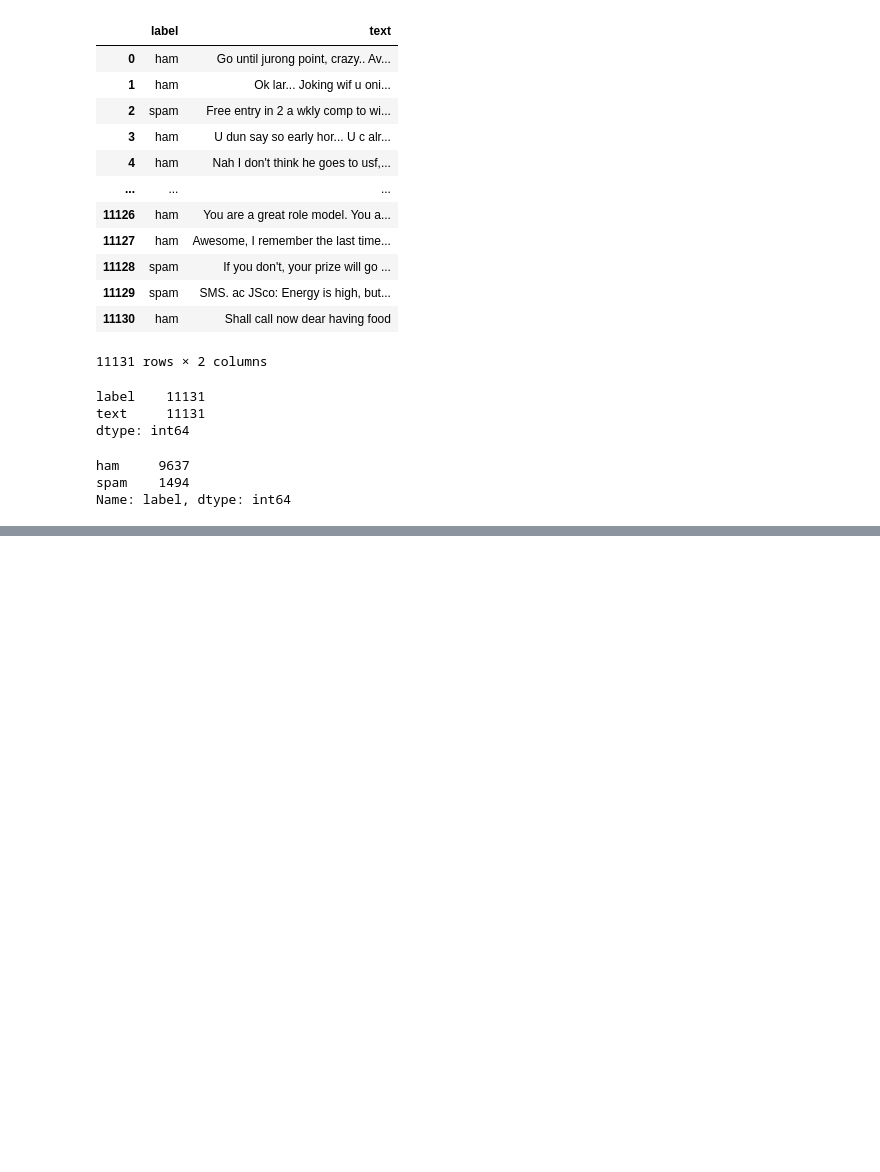
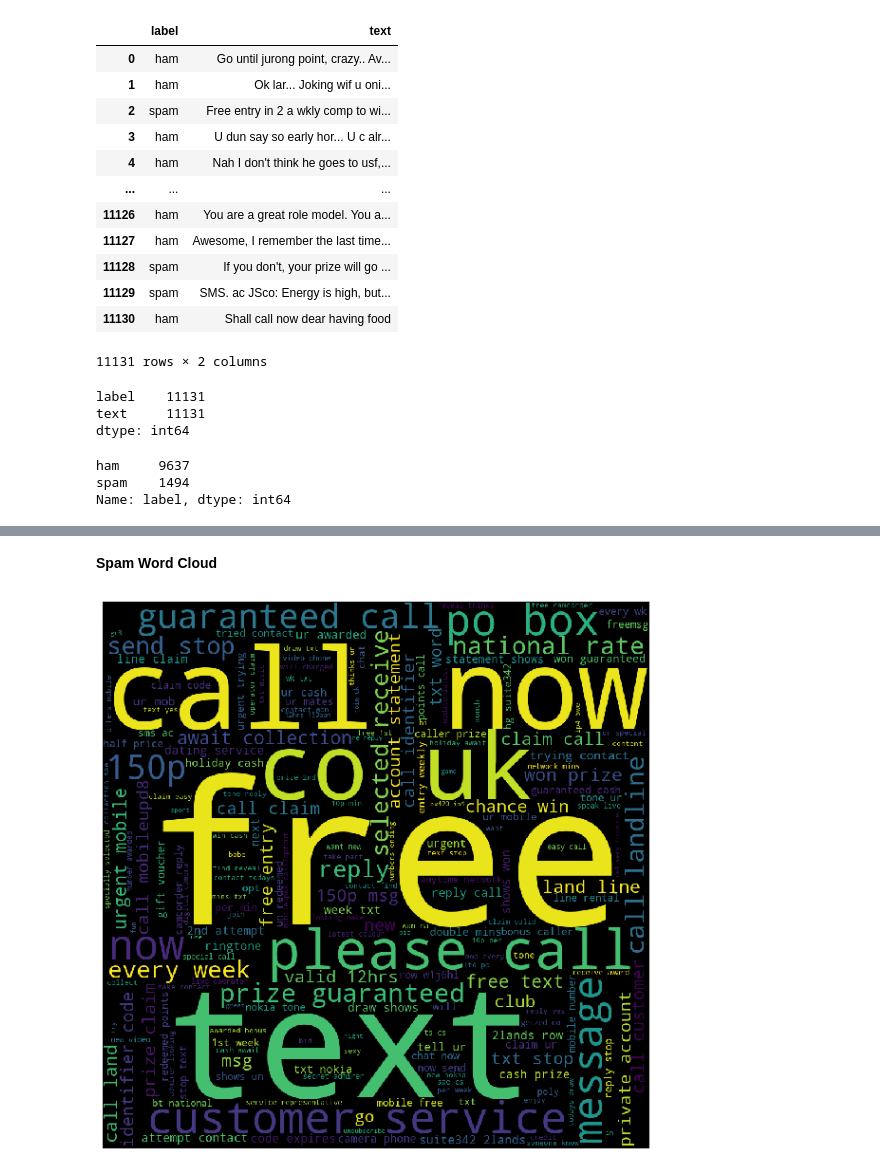
Before and after one commit to PrajjawalBanati/SMS-Spam-Classifier, a Jupyter notebook: SMS-spam-classifier.ipynb, the cells around one changed output, grey strips where cells are left out. Cells and saved outputs as stored; diff of their text form; code cells hidden in the pictures; blank space fills up the shorter version.

```diff
--- a/SMS-spam-classifier.ipynb
+++ b/SMS-spam-classifier.ipynb
@@ -78,0 +134,14 @@ Name: label, dtype: int64
+# %%
+ham_words=''
+spam_words=''
+for val in dataset[dataset['label']=='spam'].text:
+    words=val.lower()
+    token=nltk.word_tokenize(words)
+    for word in token:
+        spam_words=spam_words+word+' '
+
+for val in dataset[dataset['label']=='ham'].text:
+    words=val.lower()
+    token=nltk.word_tokenize(words)
+    for word in token:
+        ham_words=ham_words+word+' '
@@ -78,0 +156,11 @@ Name: label, dtype: int64
+# %% [markdown]
+<b>Spam Word Cloud</b>
+# %%
+spamcloud=WordCloud(width=1000,height=1000).generate(spam_words)
+plt.figure( figsize=(10,8), facecolor='w')
+plt.imshow(spamcloud)
+plt.axis("off")
+plt.tight_layout(pad=0)
+plt.show()
+# %% [output]
+[figure, added]
```
Also changed, not shown: parts of 34 cells of this notebook.
